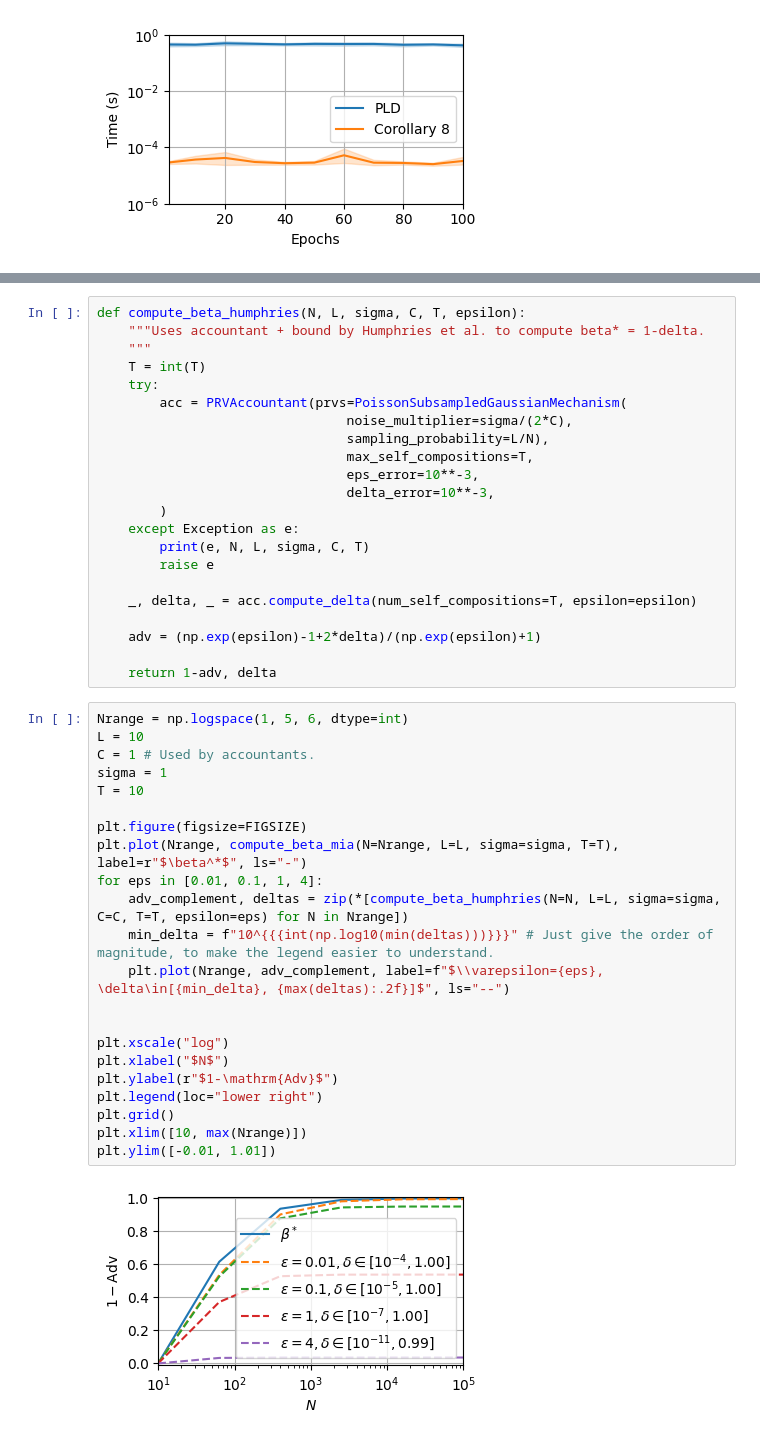
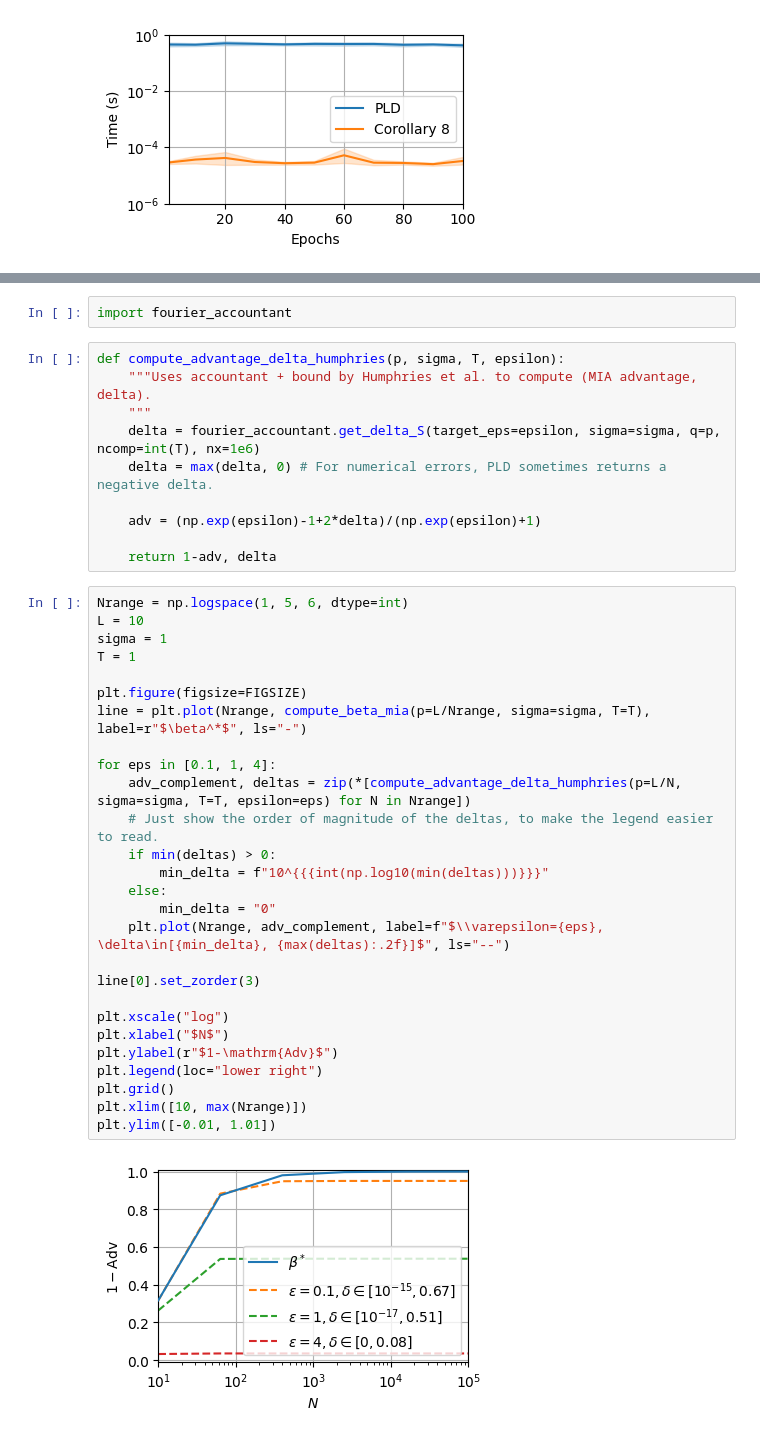
Before and after one commit to microsoft/dpsgd-calculator, a Jupyter notebook: submission-code/evaluation.ipynb, the cells around one changed output, grey strips where cells are left out. Saved outputs shown, nothing was run; the diff lists cells and outputs as text.

```diff
--- a/submission-code/evaluation.ipynb
+++ b/submission-code/evaluation.ipynb
@@ -326,21 +300,11 @@ plt.grid()
+# %%
+import fourier_accountant
 # %%
-def compute_beta_humphries(N, L, sigma, C, T, epsilon):
-    """Uses accountant + bound by Humphries et al. to compute beta* = 1-delta.
+def compute_advantage_delta_humphries(p, sigma, T, epsilon):
+    """Uses accountant + bound by Humphries et al. to compute (MIA advantage, delta).
     """
-    T = int(T)
-    try:
-        acc = PRVAccountant(prvs=PoissonSubsampledGaussianMechanism(
-                                noise_multiplier=sigma/(2*C),
-                                sampling_probability=L/N),
-                                max_self_compositions=T,
-                                eps_error=10**-3,
-                                delta_error=10**-3,
-        )
-    except Exception as e:
-        print(e, N, L, sigma, C, T)
-        raise e
-
-    _, delta, _ = acc.compute_delta(num_self_compositions=T, epsilon=epsilon)
+    delta = fourier_accountant.get_delta_S(target_eps=epsilon, sigma=sigma, q=p, ncomp=int(T), nx=1e6)
+    delta = max(delta, 0) # For numerical errors, PLD sometimes returns a negative delta.
 
     adv = (np.exp(epsilon)-1+2*delta)/(np.exp(epsilon)+1)
 
@@ -348,25 +312,30 @@ def compute_beta_humphries(N, L, sigma, C, T, epsilon):
 # %%
 Nrange = np.logspace(1, 5, 6, dtype=int)
 L = 10
-C = 1 # Used by accountants.
 sigma = 1
-T = 10
+T = 1
 
 plt.figure(figsize=FIGSIZE)
-plt.plot(Nrange, compute_beta_mia(N=Nrange, L=L, sigma=sigma, T=T), label=r"$\beta^*$", ls="-")
-for eps in [0.01, 0.1, 1, 4]:
-    adv_complement, deltas = zip(*[compute_beta_humphries(N=N, L=L, sigma=sigma, C=C, T=T, epsilon=eps) for N in Nrange])
-    min_delta = f"10^{{{int(np.log10(min(deltas)))}}}" # Just give the order of magnitude, to make the legend easier to understand.
+line = plt.plot(Nrange, compute_beta_mia(p=L/Nrange, sigma=sigma, T=T), label=r"$\beta^*$", ls="-")
+
+for eps in [0.1, 1, 4]:
+    adv_complement, deltas = zip(*[compute_advantage_delta_humphries(p=L/N, sigma=sigma, T=T, epsilon=eps) for N in Nrange])
+    # Just show the order of magnitude of the deltas, to make the legend easier to read.
+    if min(deltas) > 0:
+        min_delta = f"10^{{{int(np.log10(min(deltas)))}}}"
+    else:
+        min_delta = "0"
     plt.plot(Nrange, adv_complement, label=f"$\\varepsilon={eps}, \delta\in[{min_delta}, {max(deltas):.2f}]$", ls="--")
 
+line[0].set_zorder(3)
 
 plt.xscale("log")
 plt.xlabel("$N$")
 plt.ylabel(r"$1-\mathrm{Adv}$")
 plt.legend(loc="lower right")
 plt.grid()
 plt.xlim([10, max(Nrange)])
 plt.ylim([-0.01, 1.01])
 # %% [output]
-[figure, old version]
+[figure, new version]
 # %% [markdown]
```
Also changed, not shown: parts of 11 cells of this notebook, 1 other file.
